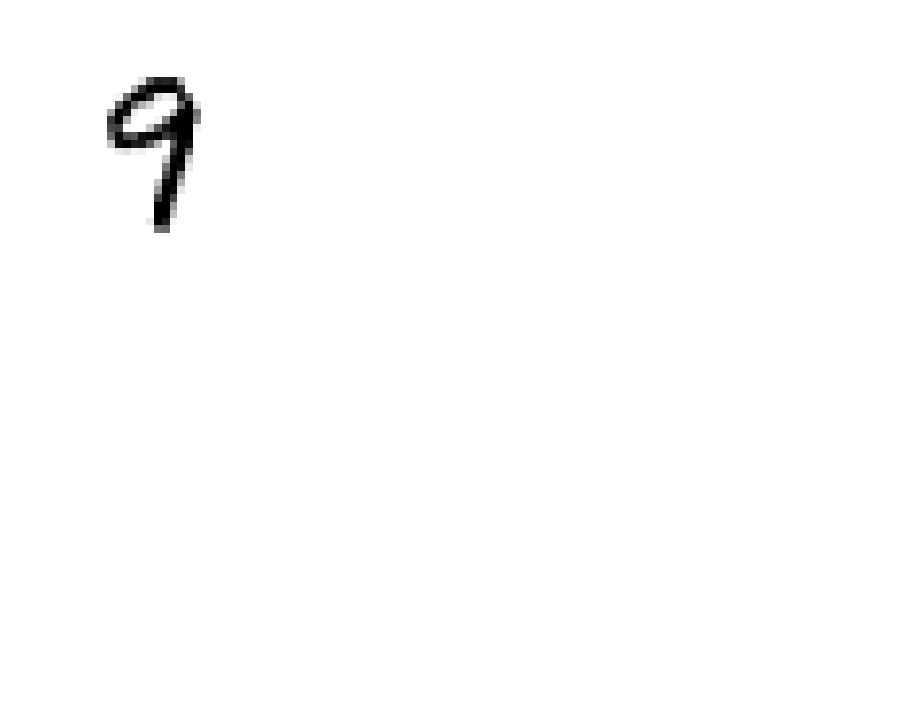
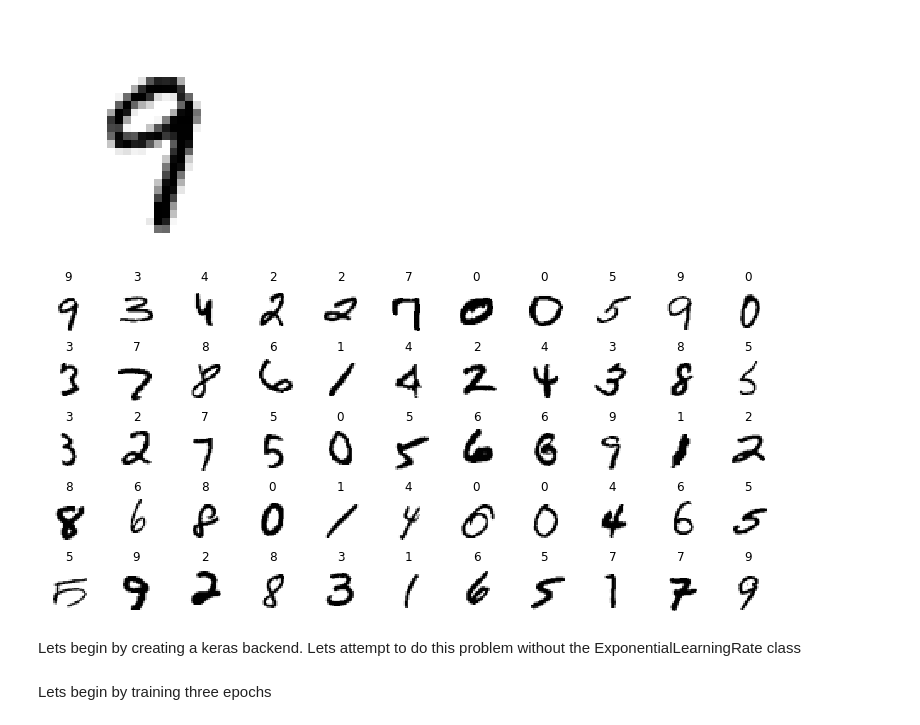
Before and after one commit to Lupercio421/STAT-725, a Jupyter notebook: HW1.ipynb, the cells around one changed output. Saved outputs shown, nothing was run; the diff lists cells and outputs as text; code cells hidden in the pictures; blank space fills up the shorter version.

```diff
--- a/HW1.ipynb
+++ b/HW1.ipynb
@@ -100,3 +106,20 @@ plt.axis('off')
 plt.show()
 # %% [output]
 [figure]
+# %%
+n_rows = 5
+n_cols = 11
+plt.figure(figsize=(n_cols * 1.2, n_rows * 1.2))
+for row in range(n_rows):
+    for col in range(n_cols):
+        index = n_cols * row + col
+        plt.subplot(n_rows, n_cols, index + 1)
+        plt.imshow(X_train[index], cmap="binary", interpolation="nearest")
+        plt.axis('off') #this removes the x and y axes values from each plot
+        plt.title(y_train[index], fontsize=12)
+plt.subplots_adjust(wspace=0.2, hspace=0.5)
+plt.show()
+# %% [output]
+[figure, added]
+# %% [markdown]
+Lets begin by creating a keras backend. Lets attempt to do this problem without the ExponentialLearningRate class
@@ -102,0 +142,2 @@ plt.show()
+# %% [markdown]
+Lets begin by training three epochs
```
Also changed, not shown: parts of 13 cells of this notebook.
